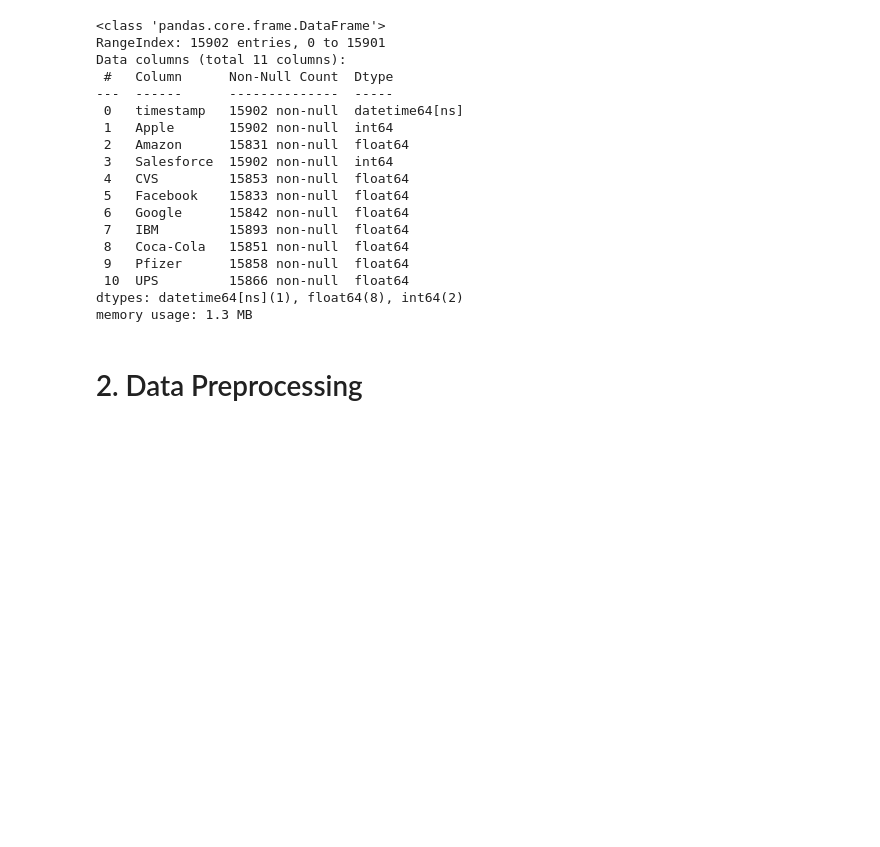
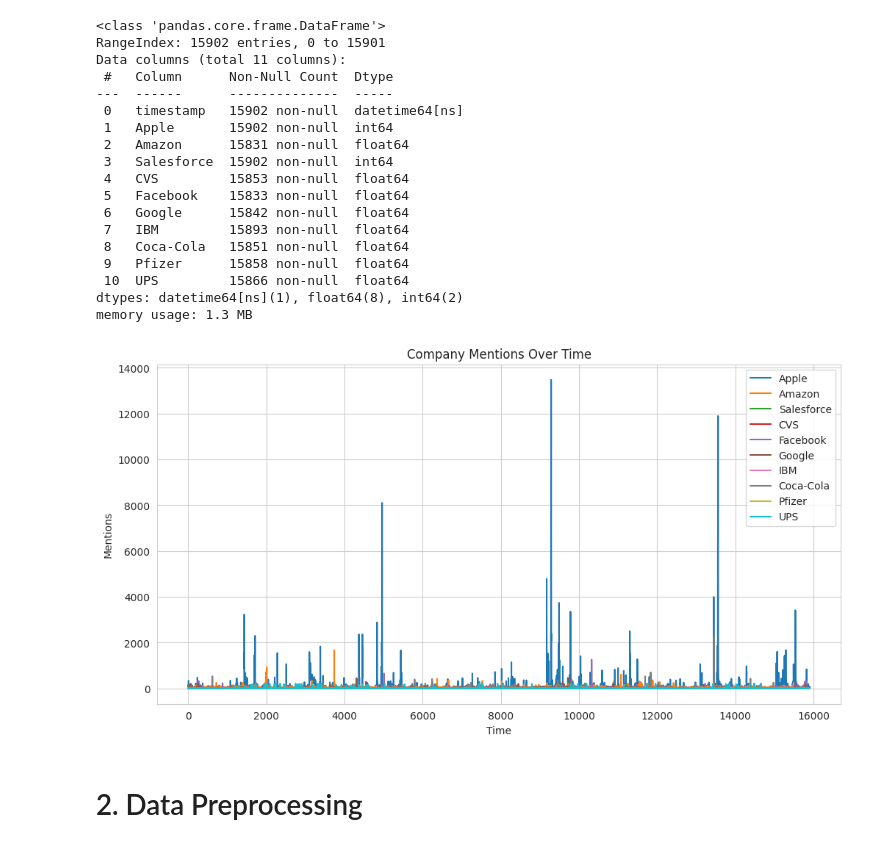
Before and after one commit to CMPE-255-G5/times-series-anomaly-detection-on-twitter-data, a Jupyter notebook: notebooks/Twitter_data.ipynb, the cells around one changed output. Saved outputs shown, nothing was run; the diff lists cells and outputs as text; code cells hidden in the pictures; blank space fills up the shorter version.

```diff
--- a/notebooks/Twitter_data.ipynb
+++ b/notebooks/Twitter_data.ipynb
@@ -83,6 +78,15 @@ Data columns (total 11 columns):
  10  UPS         15866 non-null  float64
 dtypes: datetime64[ns](1), float64(8), int64(2)
 memory usage: 1.3 MB
+# %%
+# Plot
+df.select_dtypes(include='number').plot(figsize=(12,6))
+plt.title("Company Mentions Over Time")
+plt.xlabel("Time")
+plt.ylabel("Mentions")
+plt.show()
+# %% [output]
+[figure, added]
 # %% [markdown]
 # 2. Data Preprocessing
 # %% [markdown]
```
Also changed, not shown: parts of 6 cells of this notebook.
